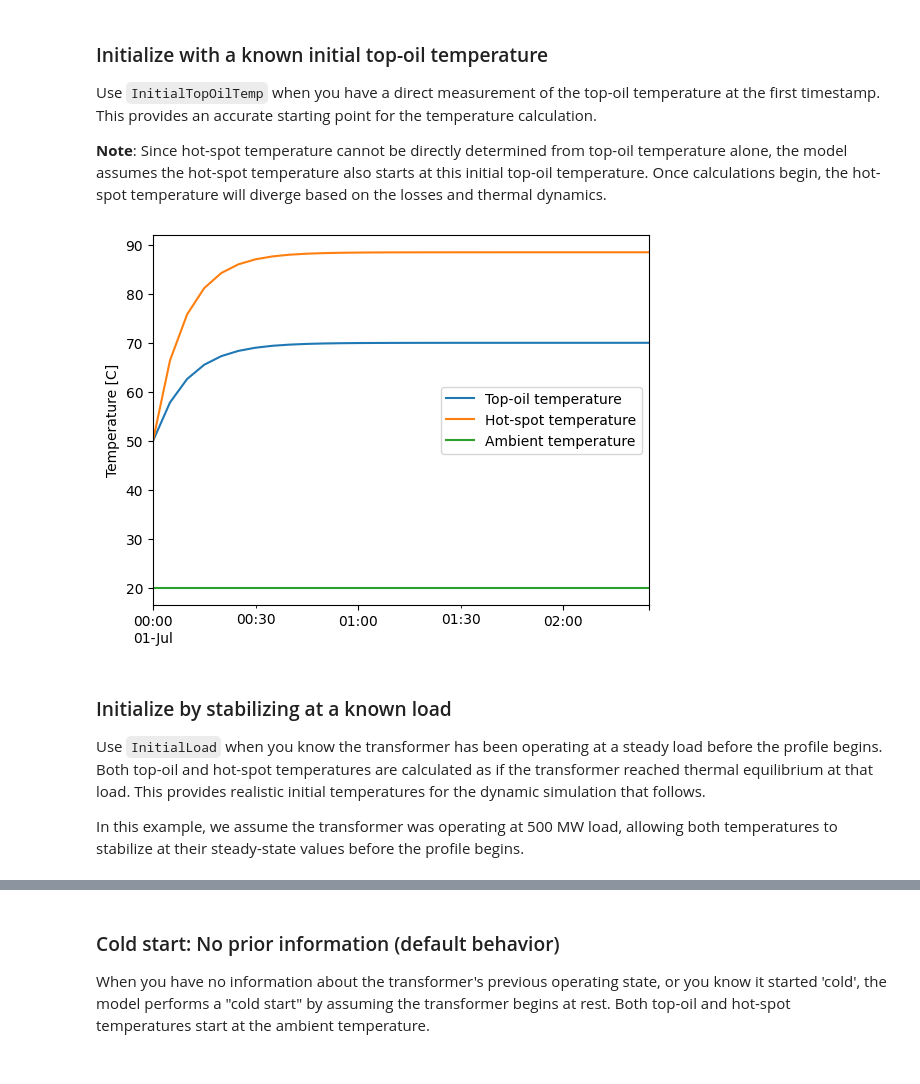
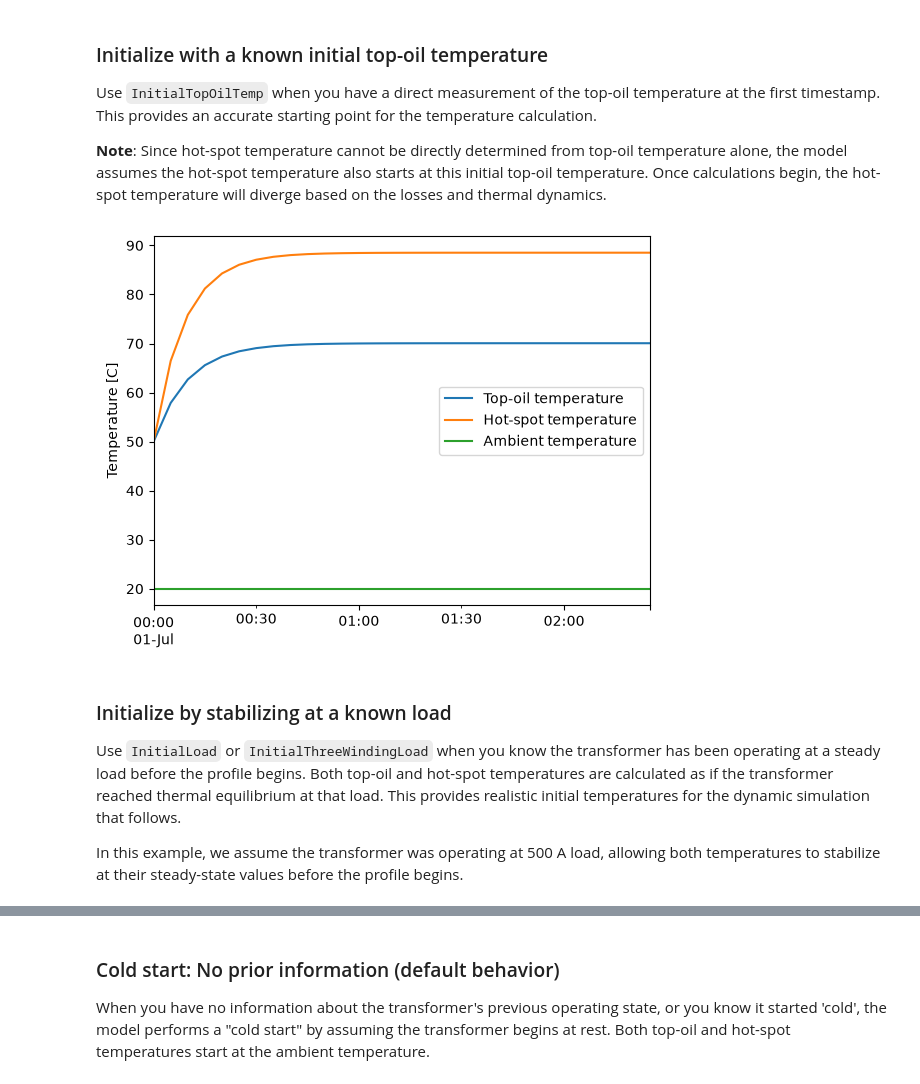
Before and after one commit to alliander-opensource/transformer-thermal-model, a Jupyter notebook: docs/examples/initial_temperature.ipynb, the cells around one changed output, grey strips where cells are left out. Drawn from its saved outputs; the diff is of its cells as text; code cells hidden in the pictures.

```diff
--- a/docs/examples/initial_temperature.ipynb
+++ b/docs/examples/initial_temperature.ipynb
@@ -24,7 +39,9 @@ load_series = pd.Series(data=700, index=datetime_index)
 ambient_series = pd.Series(data=20, index=datetime_index)
 
 profile_input = InputProfile.create(
-    datetime_index=datetime_index, load_profile=load_series, ambient_temperature_profile=ambient_series
+    datetime_index=datetime_index,
+    load_profile=load_series,
+    ambient_temperature_profile=ambient_series,
 )
 
 transformer_specifications = UserTransformerSpecifications(
@@ -37,12 +54,18 @@ transformer_specifications = UserTransformerSpecifications(
 transformer = DistributionTransformer(user_specs=transformer_specifications)
 
 
-def plot_temperature_profiles(results: OutputProfile):
+def plot_temperature_profiles(input_profile, results: OutputProfile):
     """Plot the temperature profiles from the model results."""
     plt.figure()
     ax = results.top_oil_temp_profile.plot(label="Top-oil temperature")
-    results.hot_spot_temp_profile.plot(label="Hot-spot temperature")
-    ambient_series.plot(label="Ambient temperature")
+    if isinstance(results.hot_spot_temp_profile, pd.Series):
+        results.hot_spot_temp_profile.plot(label="Hot-spot temperature")
+    else:
+        results.hot_spot_temp_profile.low_voltage_side.plot(label="Low voltage Side Hot-spot temperature")
+        results.hot_spot_temp_profile.middle_voltage_side.plot(label="Middle voltage Side Hot-spot temperature")
+        results.hot_spot_temp_profile.high_voltage_side.plot(label="High voltage Side Hot-spot temperature")
+    ambient = pd.Series(input_profile.ambient_temperature_profile, index=results.convert_to_dataframe().index)
+    ambient.plot(label="Ambient temperature")
     ax.set_ylabel("Temperature [C]")
     ax.legend()
     plt.show()
@@ -55,18 +78,18 @@ Use `InitialTopOilTemp` when you have a direct measurement of the top-oil temper
 # %%
 model = Model(
     temperature_profile=profile_input,
     transformer=transformer,
     initial_condition=InitialTopOilTemp(initial_top_oil_temp=50),
 )
 results = model.run()
-plot_temperature_profiles(results)
+plot_temperature_profiles(profile_input, results)
 # %% [output]
-[figure, old version]
+[figure, new version]
 # %% [markdown]
 ### Initialize by stabilizing at a known load
 
-Use `InitialLoad` when you know the transformer has been operating at a steady load before the profile begins. Both top-oil and hot-spot temperatures are calculated as if the transformer reached thermal equilibrium at that load. This provides realistic initial temperatures for the dynamic simulation that follows.
+Use `InitialLoad` or `InitialThreeWindingLoad` when you know the transformer has been operating at a steady load before the profile begins. Both top-oil and hot-spot temperatures are calculated as if the transformer reached thermal equilibrium at that load. This provides realistic initial temperatures for the dynamic simulation that follows.
 
-In this example, we assume the transformer was operating at 500 MW load, allowing both temperatures to stabilize at their steady-state values before the profile begins.
+In this example, we assume the transformer was operating at 500 A load, allowing both temperatures to stabilize at their steady-state values before the profile begins.
 # %%
 model = Model(
```
Also changed, not shown: parts of 6 cells of this notebook, 11 other files.
